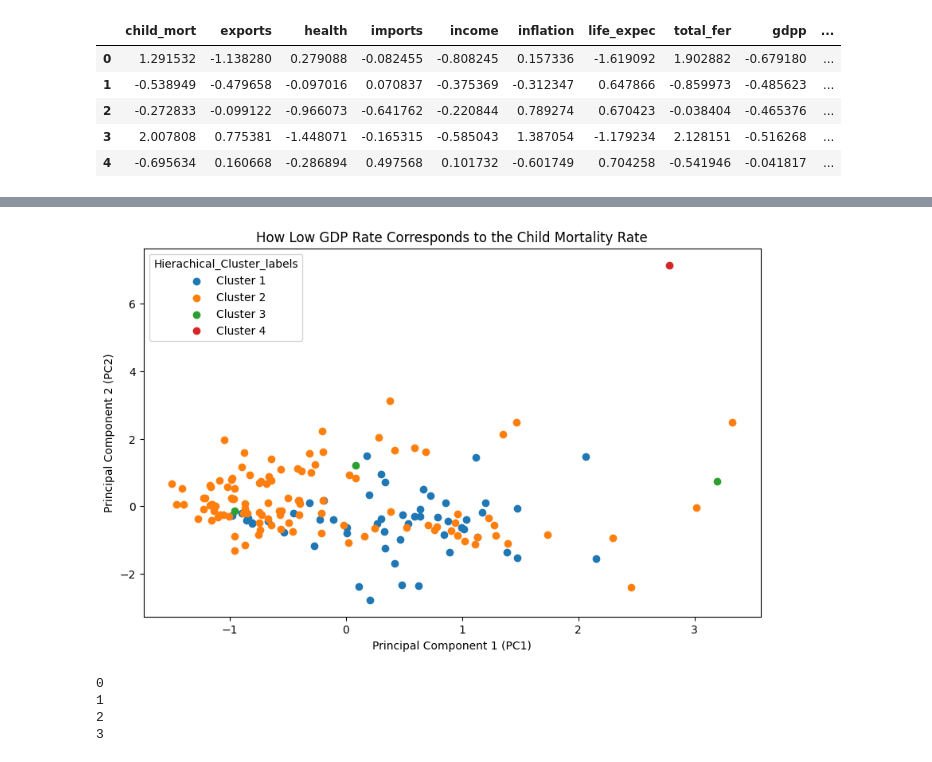
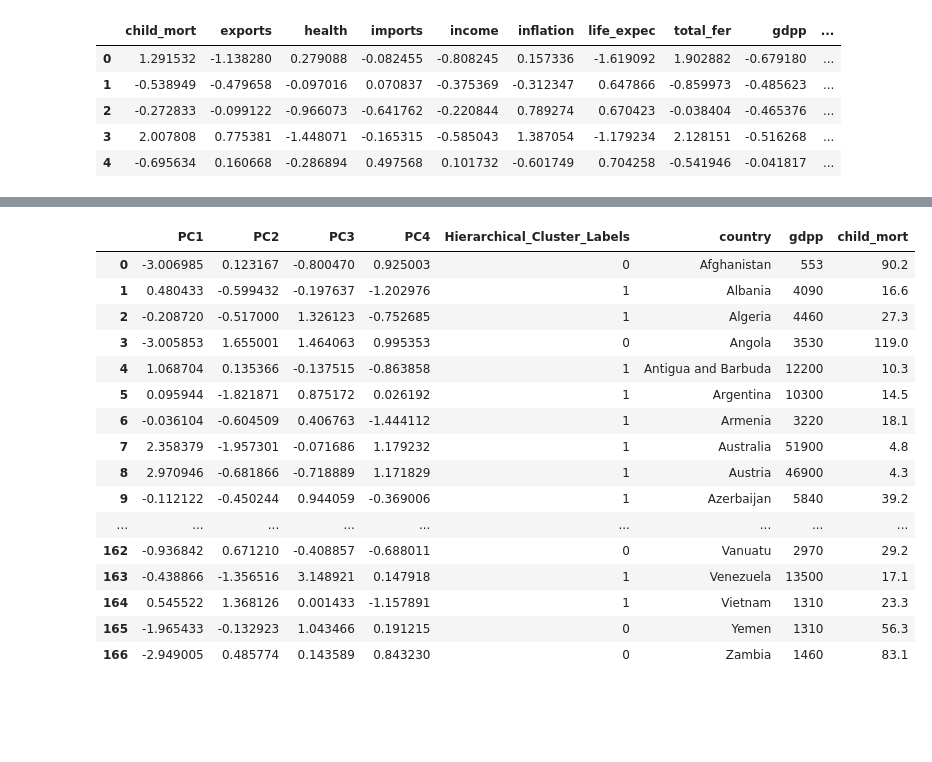
Before and after one commit to ekefan/ml_projects_for_edureka_internship, a Jupyter notebook: prb_state1ass5.ipynb, the cells around one changed output, grey strips where cells are left out. Saved outputs shown, nothing was run; the diff lists cells and outputs as text; code cells hidden in the pictures; blank space fills up the shorter version.

```diff
--- a/prb_state1ass5.ipynb
+++ b/prb_state1ass5.ipynb
@@ -105,19 +105,22 @@ pca_df.head()
-# %%
-plt.figure(figsize=(10, 6))
-for cluster in range(num_clusters):
-    cluster_data = pca_df[pca_df["Hierarchical_Cluster_Labels"] == cluster]
-    plt.scatter(cluster_data['PC4'], cluster_data['PC3'], label=f'Cluster {cluster+1}')
-
-plt.xlabel('Principal Component 1 (PC1)')
-plt.ylabel('Principal Component 2 (PC2)')
-plt.title('How Low GDP Rate Corresponds to the Child Mortality Rate')
-plt.legend().set_title("Hierachical_Cluster_labels");
-# %% [output]
-[figure, removed]
 # %%
+final_df = pd.concat([pca_df, country_df[['country', 'gdpp', 'child_mort']]], axis=1)
+final_df
 # %% [output]
-0
-1
-2
-3
+|  | PC1 | PC2 | PC3 | PC4 | Hierarchical_Cluster_Labels | country | gdpp | child_mort |
+| 0 | -3.006985 | 0.123167 | -0.800470 | 0.925003 | 0 | Afghanistan | 553 | 90.2 |
+| 1 | 0.480433 | -0.599432 | -0.197637 | -1.202976 | 1 | Albania | 4090 | 16.6 |
+| 2 | -0.208720 | -0.517000 | 1.326123 | -0.752685 | 1 | Algeria | 4460 | 27.3 |
+| 3 | -3.005853 | 1.655001 | 1.464063 | 0.995353 | 0 | Angola | 3530 | 119.0 |
+| 4 | 1.068704 | 0.135366 | -0.137515 | -0.863858 | 1 | Antigua and Barbuda | 12200 | 10.3 |
+| 5 | 0.095944 | -1.821871 | 0.875172 | 0.026192 | 1 | Argentina | 10300 | 14.5 |
+| 6 | -0.036104 | -0.604509 | 0.406763 | -1.444112 | 1 | Armenia | 3220 | 18.1 |
+| 7 | 2.358379 | -1.957301 | -0.071686 | 1.179232 | 1 | Australia | 51900 | 4.8 |
+| 8 | 2.970946 | -0.681866 | -0.718889 | 1.171829 | 1 | Austria | 46900 | 4.3 |
+| 9 | -0.112122 | -0.450244 | 0.944059 | -0.369006 | 1 | Azerbaijan | 5840 | 39.2 |
+| ... | ... | ... | ... | ... | ... | ... | ... | ... |
+| 162 | -0.936842 | 0.671210 | -0.408857 | -0.688011 | 0 | Vanuatu | 2970 | 29.2 |
+| 163 | -0.438866 | -1.356516 | 3.148921 | 0.147918 | 1 | Venezuela | 13500 | 17.1 |
+| 164 | 0.545522 | 1.368126 | 0.001433 | -1.157891 | 1 | Vietnam | 1310 | 23.3 |
+| 165 | -1.965433 | -0.132923 | 1.043466 | 0.191215 | 0 | Yemen | 1310 | 56.3 |
+| 166 | -2.949005 | 0.485774 | 0.143589 | 0.843230 | 0 | Zambia | 1460 | 83.1 |
 # %%
```
Also changed, not shown: parts of 4 cells of this notebook.
